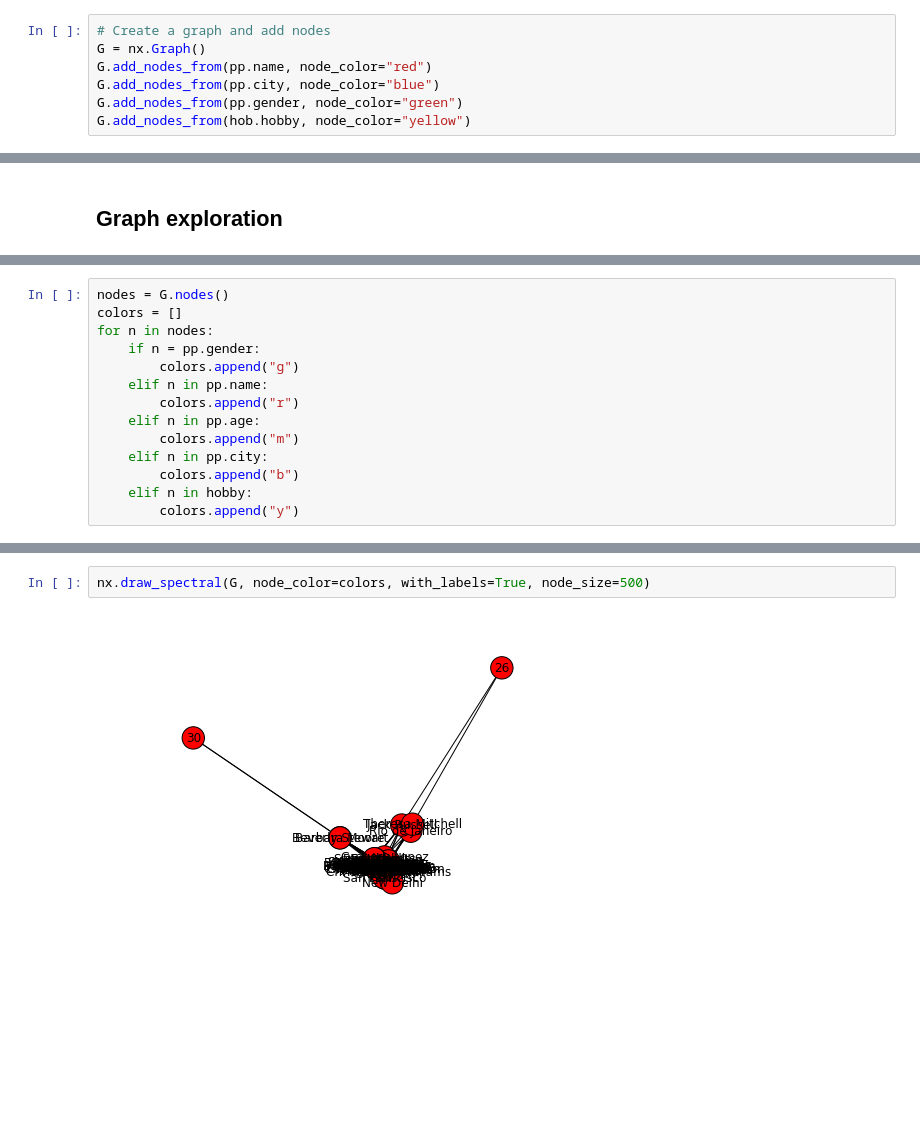
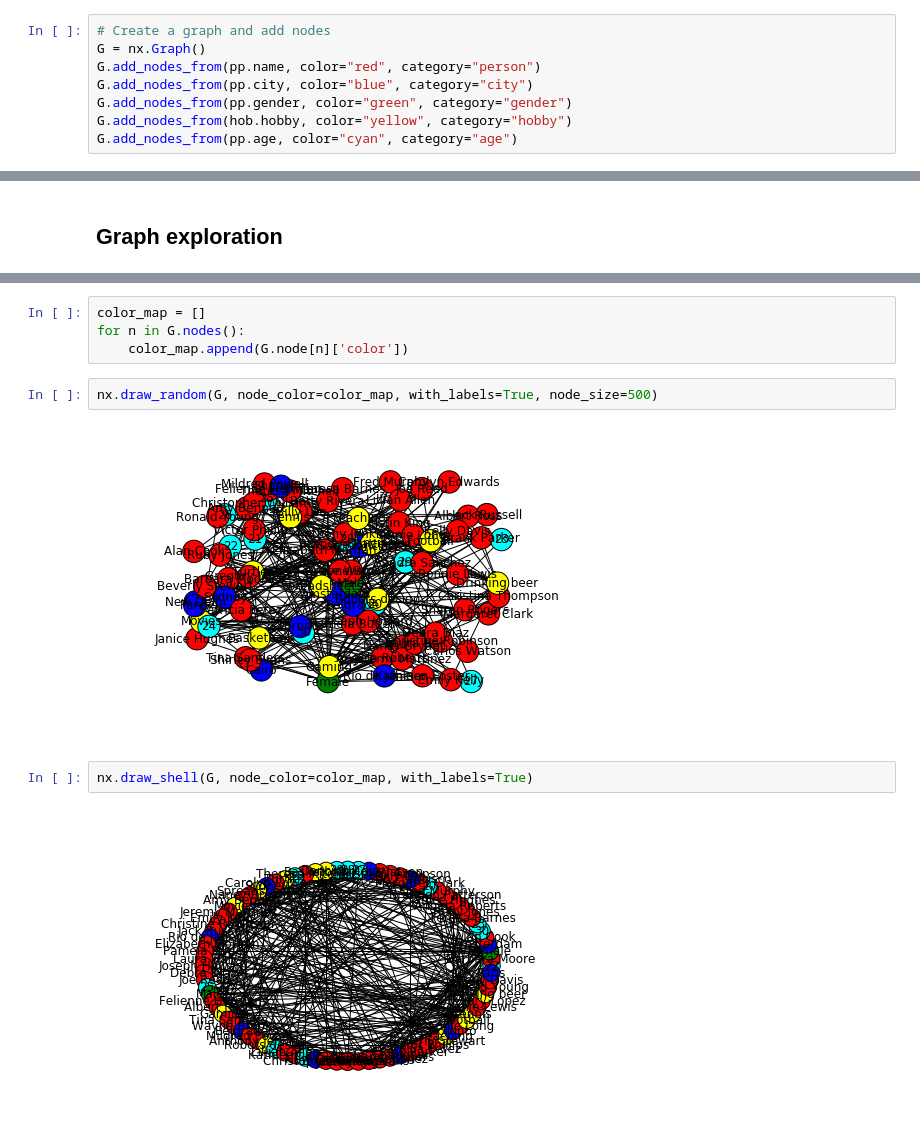
Before and after one commit to NHameleers/EX101x-Data-Analysis, a Jupyter notebook: 8.3_people_assignment.ipynb, the cells around one changed output, grey strips where cells are left out. Cells and saved outputs as stored; diff of their text form; blank space fills up the shorter version.

```diff
--- a/8.3_people_assignment.ipynb
+++ b/8.3_people_assignment.ipynb
@@ -100,10 +100,11 @@ pp_hobbies = zip(hob.name, hob.hobby)
 # %%
 # Create a graph and add nodes
 G = nx.Graph()
-G.add_nodes_from(pp.name, node_color="red")
-G.add_nodes_from(pp.city, node_color="blue")
-G.add_nodes_from(pp.gender, node_color="green")
-G.add_nodes_from(hob.hobby, node_color="yellow")
+G.add_nodes_from(pp.name, color="red", category="person")
+G.add_nodes_from(pp.city, color="blue", category="city")
+G.add_nodes_from(pp.gender, color="green", category="gender")
+G.add_nodes_from(hob.hobby, color="yellow", category="hobby")
+G.add_nodes_from(pp.age, color="cyan", category="age")
 # %%
 # Link up the nodes
 G.add_edges_from(pp_ages)
@@ -120,17 +122,3 @@ print("Total number of edges: {}".format(G.number_of_edges()))
 # %% [output]
 Total number of nodes: 84
 Total number of edges: 350
-# %%
-nodes = G.nodes()
-colors = []
-for n in nodes:
-    if n = pp.gender:
-        colors.append("g")
-    elif n in pp.name:
-        colors.append("r")
-    elif n in pp.age:
-        colors.append("m")
-    elif n in pp.city:
-        colors.append("b")
-    elif n in hobby:
-        colors.append("y")
@@ -139,4 +125,12 @@ SyntaxError: invalid syntax (<ipython-input-96-2b8853e9db55>, line 4)
+# %%
+color_map = []
+for n in G.nodes():
+    color_map.append(G.node[n]['color'])
 # %%
-nx.draw_spectral(G, node_color=colors, with_labels=True, node_size=500)
+nx.draw_random(G, node_color=color_map, with_labels=True, node_size=500)
 # %% [output]
-[figure, old version]
+[figure, new version]
+# %%
+nx.draw_shell(G, node_color=color_map, with_labels=True)
+# %% [output]
+[figure, added]
```
Also changed, not shown: parts of 13 cells of this notebook.
